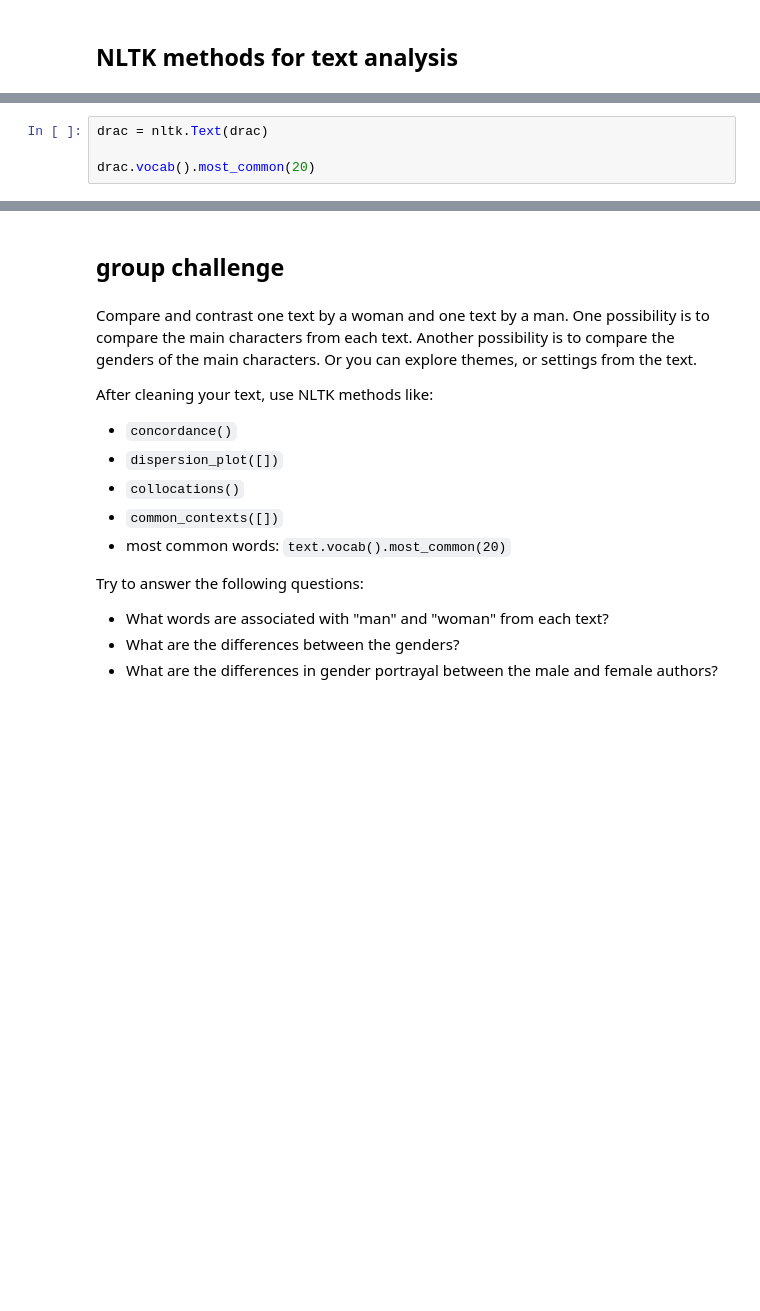
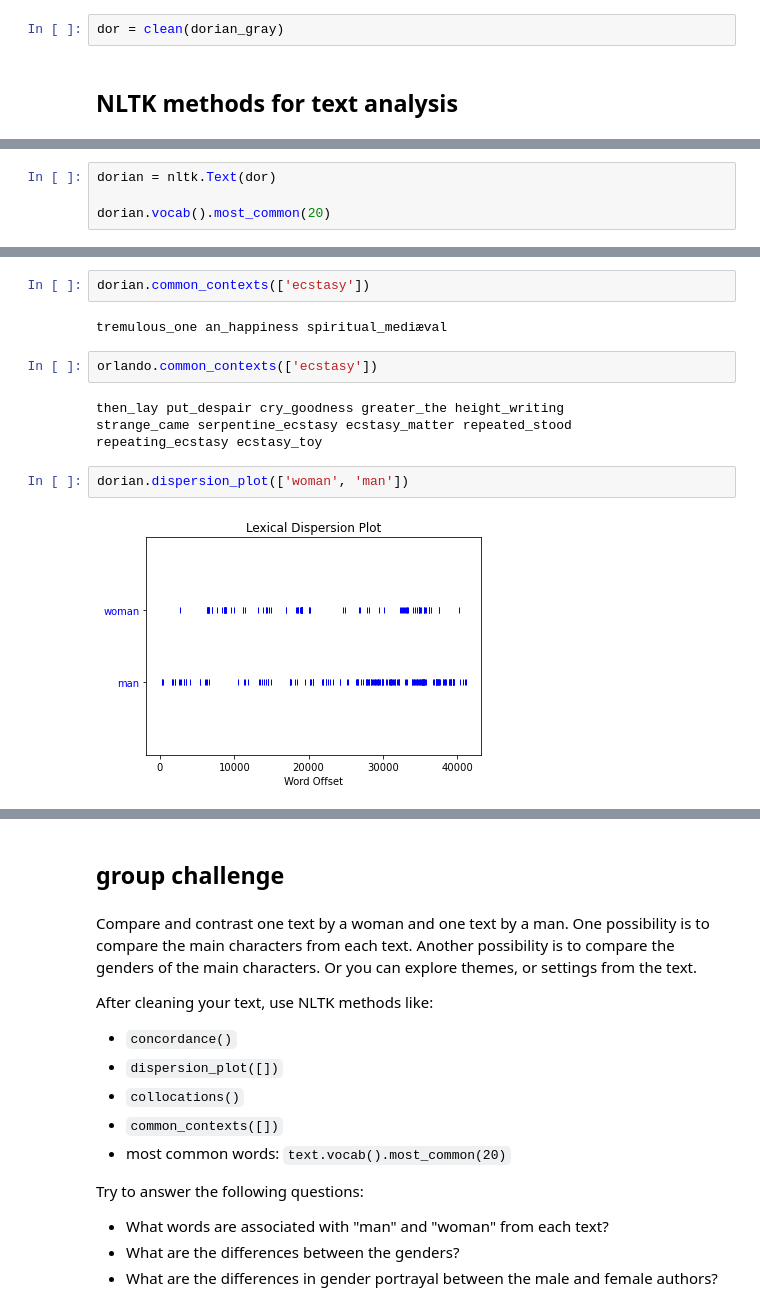
Before and after one commit to gofilipa/fds-spring-23, a Jupyter notebook: _build/jupyter_execute/nltk-gender.ipynb, the cells around one changed output, grey strips where cells are left out. Cells and saved outputs as stored; diff of their text form; blank space fills up the shorter version.

```diff
--- a/_build/jupyter_execute/nltk-gender.ipynb
+++ b/_build/jupyter_execute/nltk-gender.ipynb
@@ -72,2 +69,4 @@ print(frank)
+# %%
+dor = clean(dorian_gray)
 # %% [markdown]
 ## NLTK methods for text analysis
@@ -112,5 +134,5 @@ print(drac)
 # %%
-drac = nltk.Text(drac)
+dorian = nltk.Text(dor)
 
-drac.vocab().most_common(20)
+dorian.vocab().most_common(20)
 # %% [output]
@@ -160,0 +230,14 @@ AttributeError: 'str' object has no attribute 'common_contexts'
+# %%
+dorian.common_contexts(['ecstasy'])
+# %% [output]
+tremulous_one an_happiness spiritual_mediæval
+# %%
+orlando.common_contexts(['ecstasy'])
+# %% [output]
+then_lay put_despair cry_goodness greater_the height_writing
+strange_came serpentine_ecstasy ecstasy_matter repeated_stood
+repeating_ecstasy ecstasy_toy
+# %%
+dorian.dispersion_plot(['woman', 'man'])
+# %% [output]
+[figure, added]
```
Also changed, not shown: parts of 34 cells of this notebook, 19 other files.
